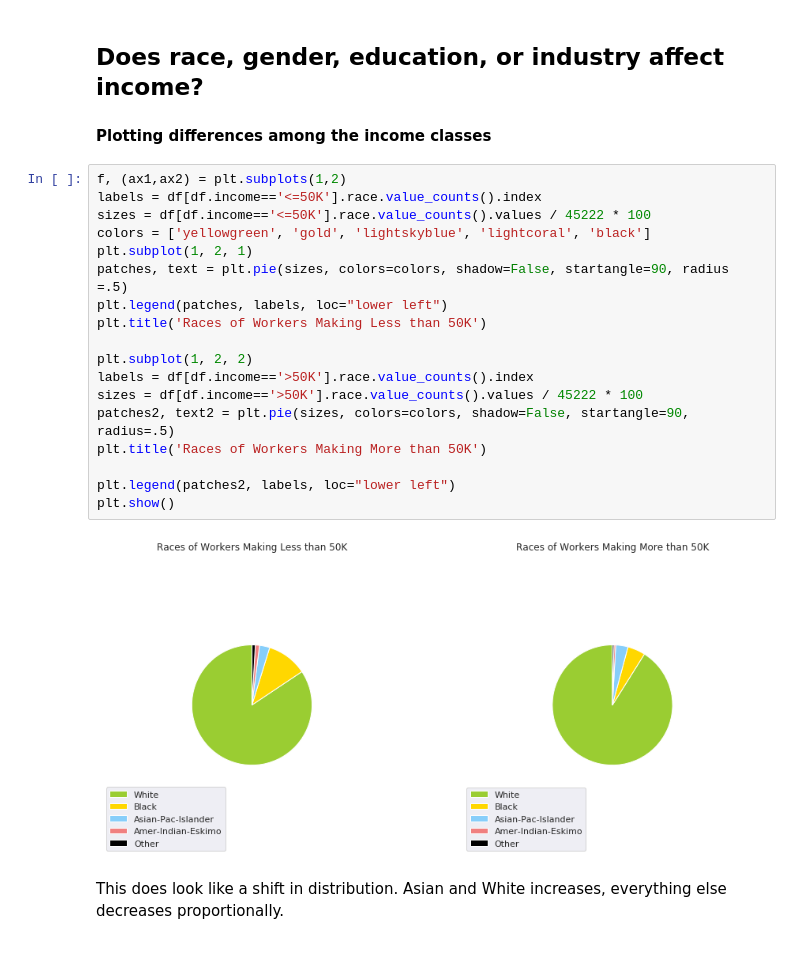
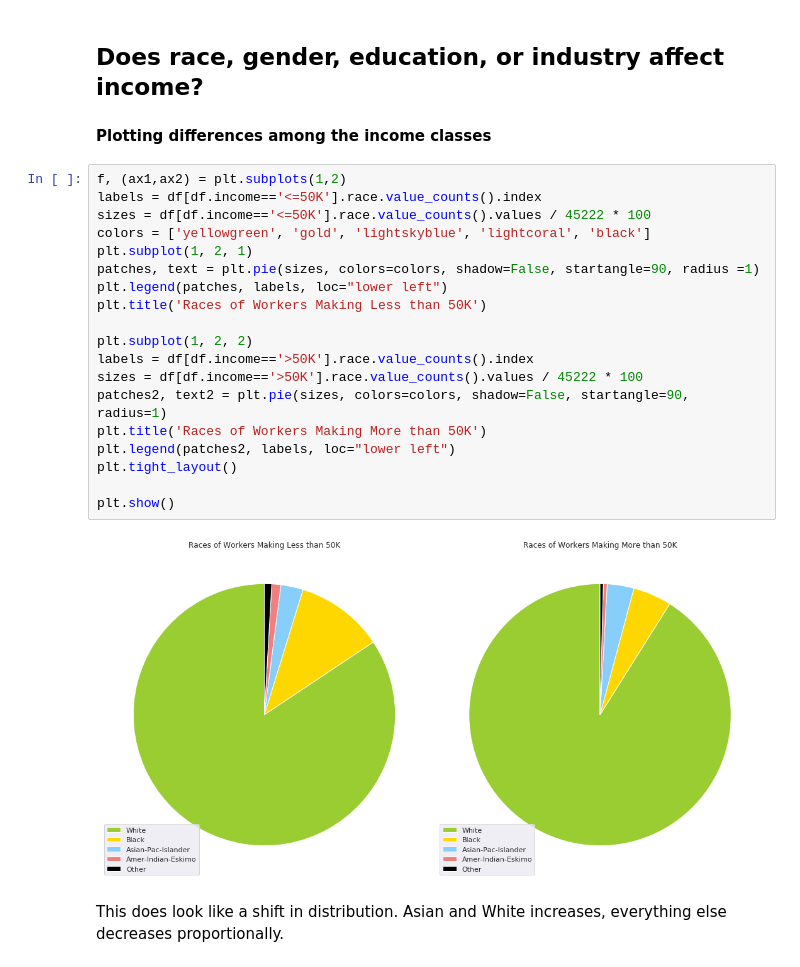
Before and after one commit to vizziviz/otherprojects, a Jupyter notebook: storytelling.ipynb, the cells around one changed output. Cells and saved outputs as stored; diff of their text form.

Commit message:
reran cells, wrong #s for pie charts

```diff
--- a/storytelling.ipynb
+++ b/storytelling.ipynb
@@ -116,23 +65,24 @@ There isn't any clear correlation between educaiton, age, capital gain/loss, or
 # %%
 f, (ax1,ax2) = plt.subplots(1,2)
 labels = df[df.income=='<=50K'].race.value_counts().index
 sizes = df[df.income=='<=50K'].race.value_counts().values / 45222 * 100
 colors = ['yellowgreen', 'gold', 'lightskyblue', 'lightcoral', 'black']
 plt.subplot(1, 2, 1)
-patches, text = plt.pie(sizes, colors=colors, shadow=False, startangle=90, radius =.5)
+patches, text = plt.pie(sizes, colors=colors, shadow=False, startangle=90, radius =1)
 plt.legend(patches, labels, loc="lower left")
 plt.title('Races of Workers Making Less than 50K')
 
 plt.subplot(1, 2, 2)
 labels = df[df.income=='>50K'].race.value_counts().index
 sizes = df[df.income=='>50K'].race.value_counts().values / 45222 * 100
-patches2, text2 = plt.pie(sizes, colors=colors, shadow=False, startangle=90, radius=.5)
+patches2, text2 = plt.pie(sizes, colors=colors, shadow=False, startangle=90, radius=1)
 plt.title('Races of Workers Making More than 50K')
+plt.legend(patches2, labels, loc="lower left")
+plt.tight_layout()
 
-plt.legend(patches2, labels, loc="lower left")
 plt.show()
 # %% [output]
-[figure, old version]
+[figure, new version]
 # %% [markdown]
 This does look like a shift in distribution. Asian and White increases, everything else decreases proportionally.
 # %%
```
Also changed, not shown: parts of 8 cells of this notebook.
